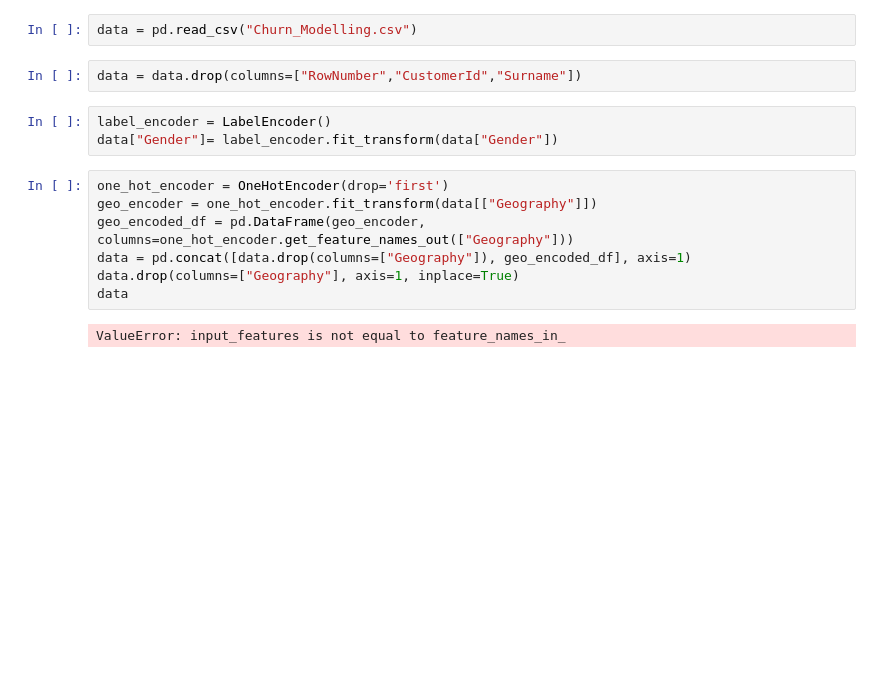
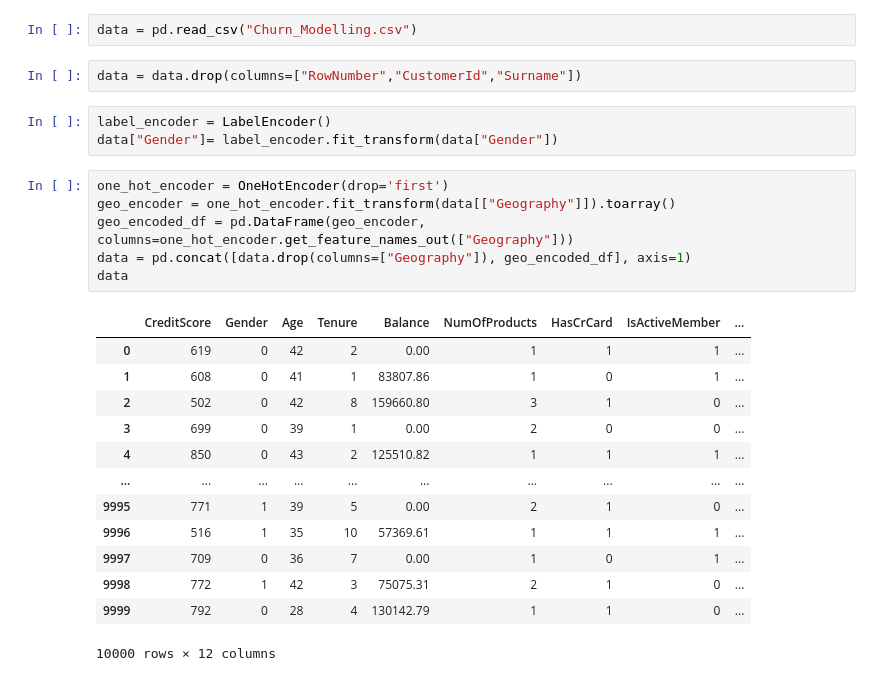
Before and after one commit to HiBorn4/Churn-Classification, a Jupyter notebook: regression.ipynb, the cells around one changed output. Cells and saved outputs as stored; diff of their text form; blank space fills up the shorter version.

```diff
--- a/regression.ipynb
+++ b/regression.ipynb
@@ -12,10 +12,21 @@ label_encoder = LabelEncoder()
 data["Gender"]= label_encoder.fit_transform(data["Gender"])
 # %%
 one_hot_encoder = OneHotEncoder(drop='first')
-geo_encoder = one_hot_encoder.fit_transform(data[["Geography"]])
+geo_encoder = one_hot_encoder.fit_transform(data[["Geography"]]).toarray()
 geo_encoded_df = pd.DataFrame(geo_encoder, columns=one_hot_encoder.get_feature_names_out(["Geography"]))
 data = pd.concat([data.drop(columns=["Geography"]), geo_encoded_df], axis=1)
-data.drop(columns=["Geography"], axis=1, inplace=True)
 data
 # %% [output]
+|  | CreditScore | Gender | Age | Tenure | Balance | NumOfProducts | HasCrCard | IsActiveMember | ... |
+| 0 | 619 | 0 | 42 | 2 | 0.00 | 1 | 1 | 1 | ... |
+| 1 | 608 | 0 | 41 | 1 | 83807.86 | 1 | 0 | 1 | ... |
+| 2 | 502 | 0 | 42 | 8 | 159660.80 | 3 | 1 | 0 | ... |
+| 3 | 699 | 0 | 39 | 1 | 0.00 | 2 | 0 | 0 | ... |
+| 4 | 850 | 0 | 43 | 2 | 125510.82 | 1 | 1 | 1 | ... |
+| ... | ... | ... | ... | ... | ... | ... | ... | ... | ... |
+| 9995 | 771 | 1 | 39 | 5 | 0.00 | 2 | 1 | 0 | ... |
+| 9996 | 516 | 1 | 35 | 10 | 57369.61 | 1 | 1 | 1 | ... |
+| 9997 | 709 | 0 | 36 | 7 | 0.00 | 1 | 0 | 1 | ... |
+| 9998 | 772 | 1 | 42 | 3 | 75075.31 | 2 | 1 | 0 | ... |
+| 9999 | 792 | 0 | 28 | 4 | 130142.79 | 1 | 1 | 0 | ... |
-ValueError: input_features is not equal to feature_names_in_
+10000 rows × 12 columns
```
Also changed, not shown: parts of 10 cells of this notebook, 2 other files.
